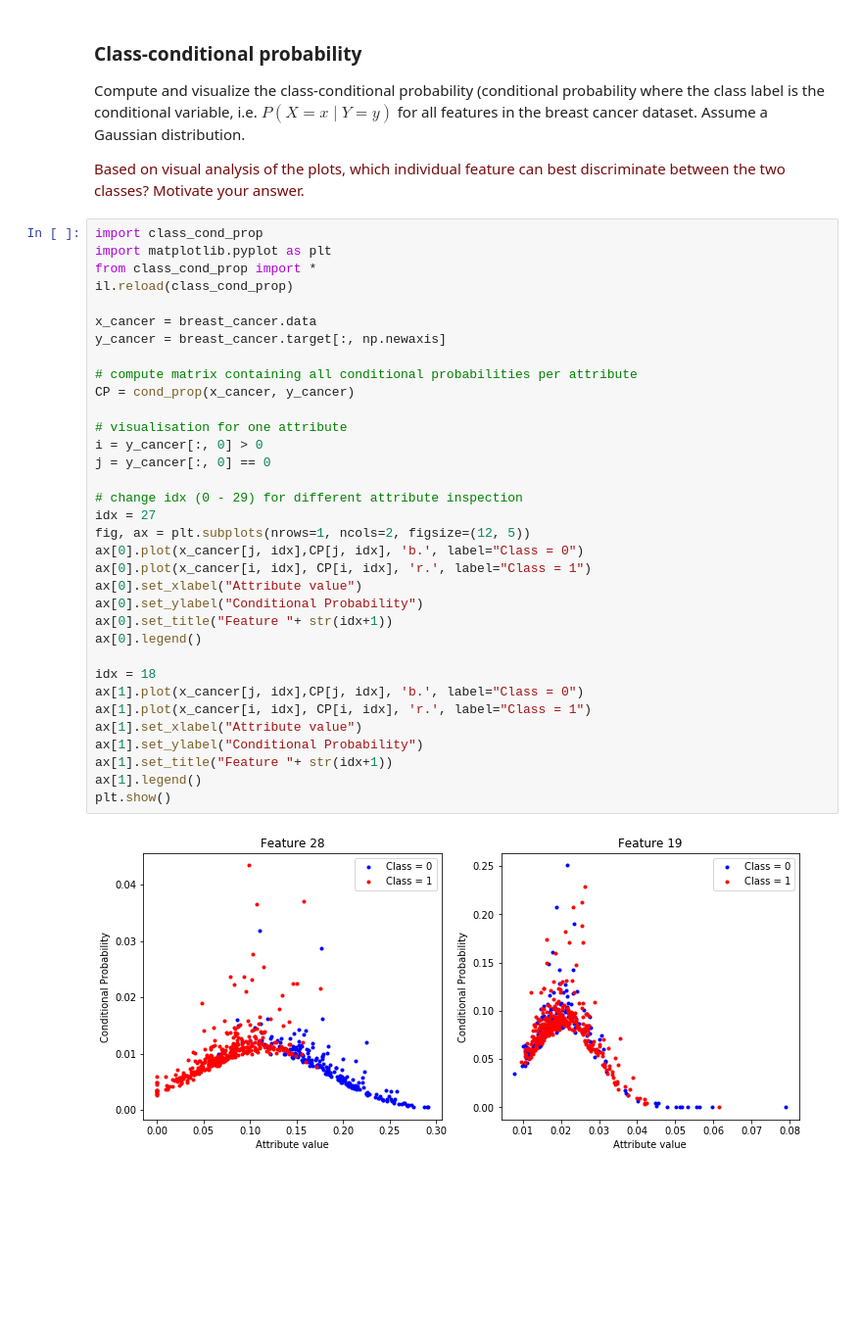
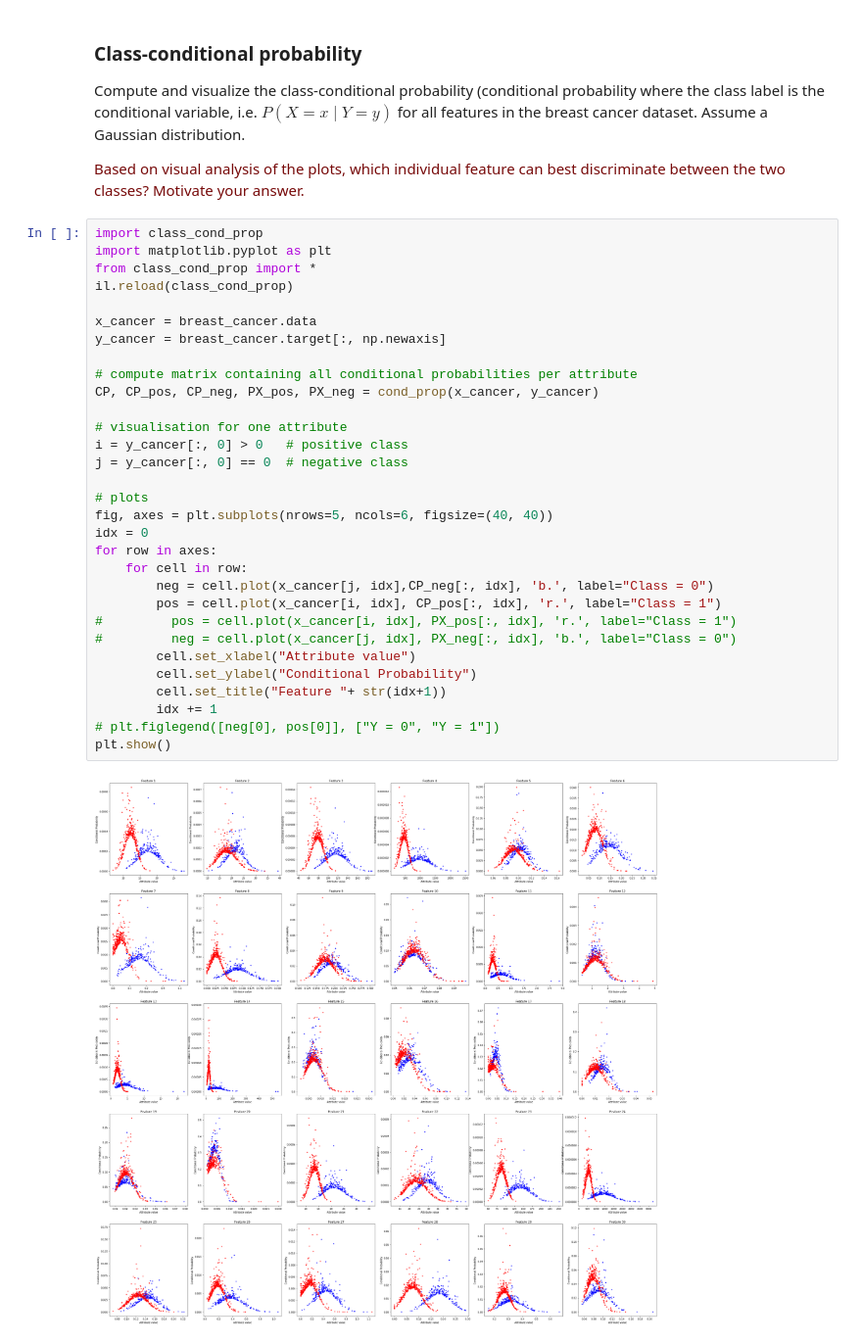
Before and after one commit to tdewaard/8dm40-machine-learning, a Jupyter notebook: practicals/week_1.ipynb, the cells around one changed output. Shown: that part at 98% size. Drawn from its saved outputs; the diff is of its cells as text; blank space fills up the shorter version.

Commit message:
finished class conditional probability

```diff
--- a/practicals/week_1.ipynb
+++ b/practicals/week_1.ipynb
@@ -235,37 +233,34 @@ Compute and visualize the class-conditional probability (conditional probability
 # %%
 import class_cond_prop
 import matplotlib.pyplot as plt
 from class_cond_prop import *
 il.reload(class_cond_prop)
 
 x_cancer = breast_cancer.data
 y_cancer = breast_cancer.target[:, np.newaxis]
 
 # compute matrix containing all conditional probabilities per attribute
-CP = cond_prop(x_cancer, y_cancer)
+CP, CP_pos, CP_neg, PX_pos, PX_neg = cond_prop(x_cancer, y_cancer)
 
 # visualisation for one attribute
-i = y_cancer[:, 0] > 0
-j = y_cancer[:, 0] == 0
+i = y_cancer[:, 0] > 0   # positive class
+j = y_cancer[:, 0] == 0  # negative class
 
-# change idx (0 - 29) for different attribute inspection
-idx = 27
-fig, ax = plt.subplots(nrows=1, ncols=2, figsize=(12, 5))
-ax[0].plot(x_cancer[j, idx],CP[j, idx], 'b.', label="Class = 0")
-ax[0].plot(x_cancer[i, idx], CP[i, idx], 'r.', label="Class = 1")
-ax[0].set_xlabel("Attribute value")
-ax[0].set_ylabel("Conditional Probability")
-ax[0].set_title("Feature "+ str(idx+1))
-ax[0].legend()
-
-idx = 18
-ax[1].plot(x_cancer[j, idx],CP[j, idx], 'b.', label="Class = 0")
-ax[1].plot(x_cancer[i, idx], CP[i, idx], 'r.', label="Class = 1")
-ax[1].set_xlabel("Attribute value")
-ax[1].set_ylabel("Conditional Probability")
-ax[1].set_title("Feature "+ str(idx+1))
-ax[1].legend()
+# plots
+fig, axes = plt.subplots(nrows=5, ncols=6, figsize=(40, 40))
+idx = 0
+for row in axes:
+    for cell in row:
+        neg = cell.plot(x_cancer[j, idx],CP_neg[:, idx], 'b.', label="Class = 0")
+        pos = cell.plot(x_cancer[i, idx], CP_pos[:, idx], 'r.', label="Class = 1")
+#         pos = cell.plot(x_cancer[i, idx], PX_pos[:, idx], 'r.', label="Class = 1")
+#         neg = cell.plot(x_cancer[j, idx], PX_neg[:, idx], 'b.', label="Class = 0")
+        cell.set_xlabel("Attribute value")
+        cell.set_ylabel("Conditional Probability")
+        cell.set_title("Feature "+ str(idx+1))
+        idx += 1
+# plt.figlegend([neg[0], pos[0]], ["Y = 0", "Y = 1"])
 plt.show()
 # %% [output]
-[figure, old version]
+[figure, new version]
 # %% [markdown]
```
Also changed, not shown: parts of 2 cells of this notebook, 1 other file.
